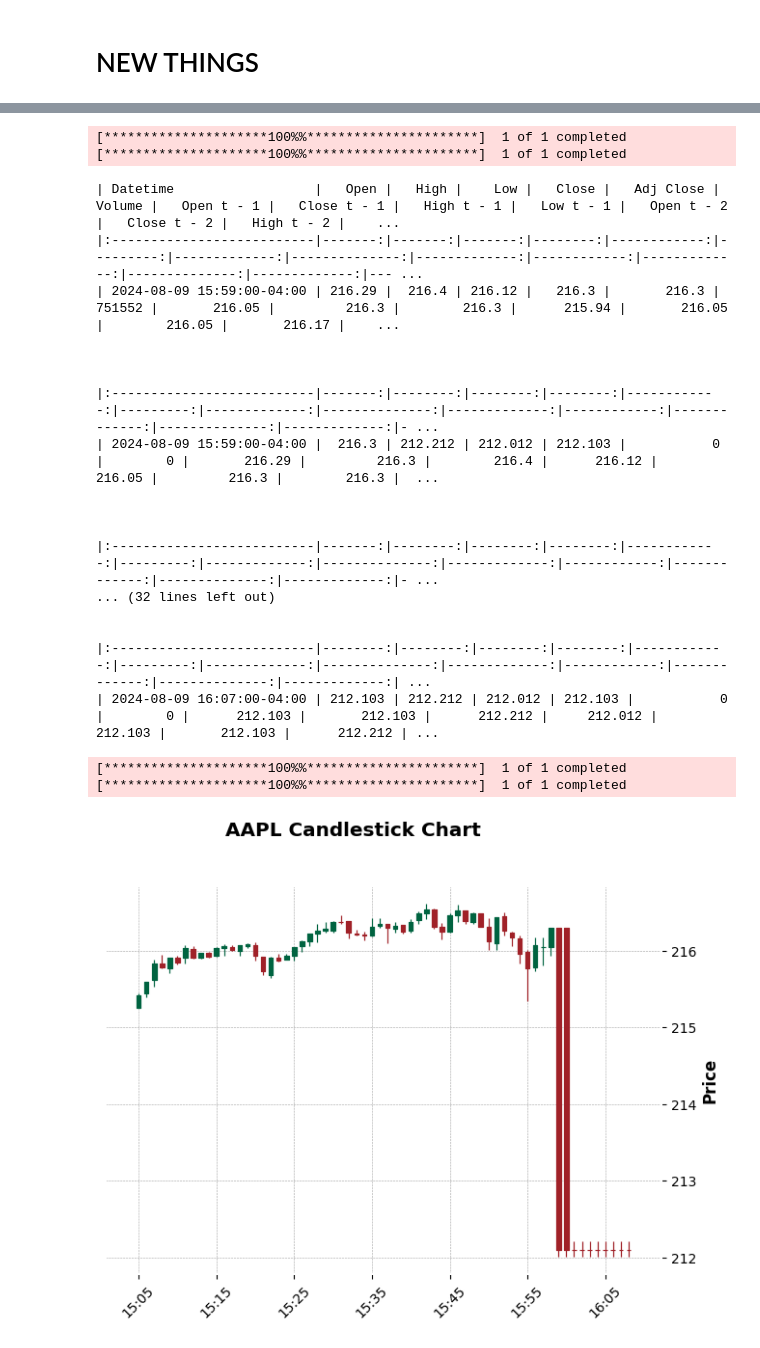
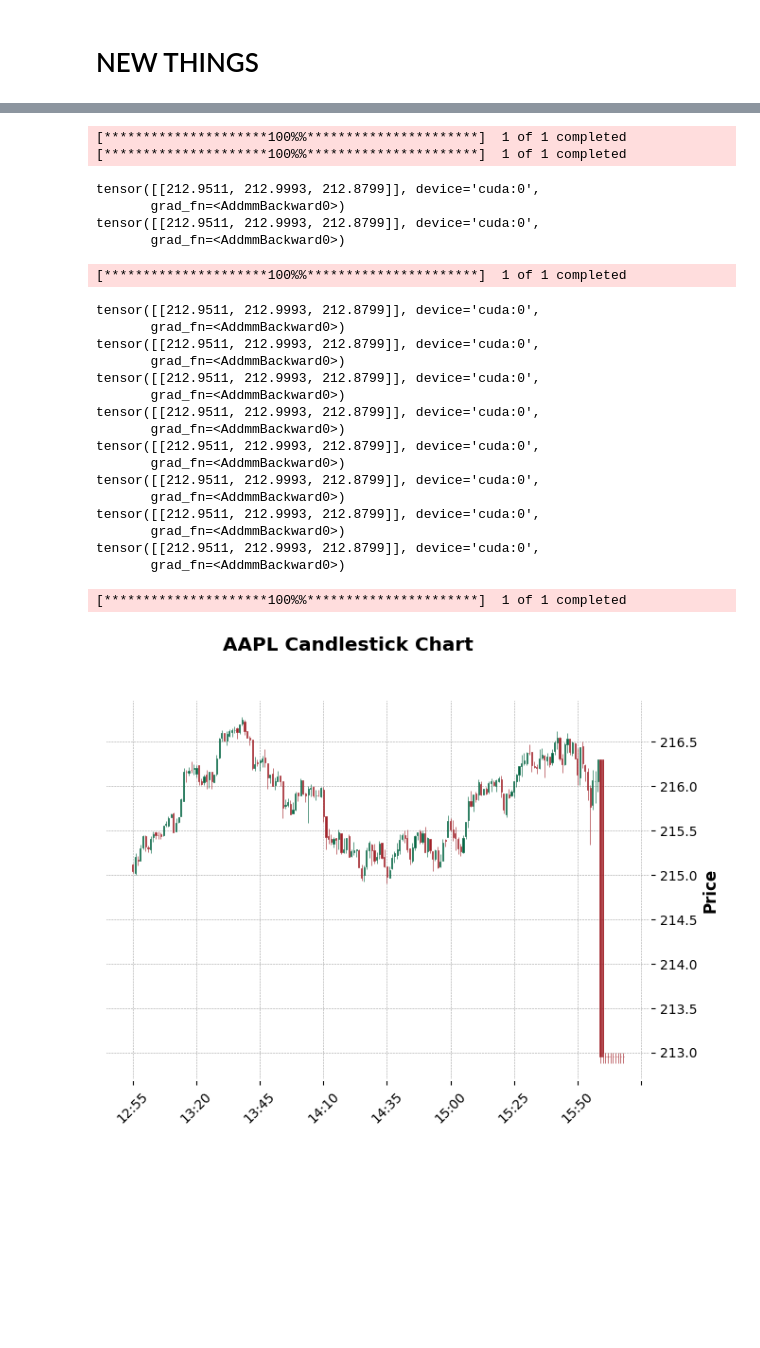
Before and after one commit to yohlimem/AI-Stonks, a Jupyter notebook: main.ipynb, the cells around one changed output, grey strips where cells are left out. Saved outputs shown, nothing was run; the diff lists cells and outputs as text; code cells hidden in the pictures; blank space fills up the shorter version.

```diff
--- a/main.ipynb
+++ b/main.ipynb
@@ -189,7 +189,7 @@ def prepare_data(stock_name, period="5d", interval="1m",back_time=5):
 
     return recent_data
 
-recent_data = prepare_data(stock_name,back_time=10,period="1d",interval="1m")
+recent_data = prepare_data(stock_name,back_time=10,period="5d",interval="1m")
 
 recent_data.head()
 # %% [output]
@@ -235,20 +235,13 @@ class LSTMPredictor(nn.Module):
             batch_first=True,
         )
     def forward(self, sequences):
-        lstm_out, _ = self.ltsm(sequences)
+        lstm_out, (hn, cn) = self.ltsm(sequences)
         return lstm_out
 
 model = nn.Sequential(
 
     LSTMPredictor(input_size=42, hidden_size=128, n_layers=10),
-    nn.Dropout(0.3),
-    nn.Linear(128, 128),
-    nn.ReLU(),
-    nn.Dropout(0.3),
-    nn.Linear(128, 64),
-    nn.ReLU(),
-    nn.Dropout(0.3),
-    nn.Linear(64, 3),
+    nn.Linear(128, 3),
 
 ).to(device)
 
@@ -256,8 +260,8 @@ model = nn.Sequential(
 # %%
-epochs = 1000
+epochs = 10000
 
 loss_fn = nn.MSELoss()
-optimizer = torch.optim.Adam(model.parameters(), lr=0.001)
+optimizer = torch.optim.Adam(model.parameters(), lr=0.01)
 
 for epoch in range(epochs):
     model.train()
@@ -347,11 +358,11 @@ for i in range(forcast):
     check_X_tensor = check_X_tensor.to(torch.float32).to(device)
     check_y_tensor = check_y_tensor.to(torch.float32).to(device)
 
-    print(check_data_last.to_markdown(), "\n\n\n")
+    # print(check_data_last.to_markdown(), "\n\n\n")
 
     answer = model(check_X_tensor)
 
-    # print(answer)
+    print(answer)
 
     answer = answer.detach().cpu().numpy()
 
@@ -384,50 +395,53 @@ for i in range(forcast):
 # sns.catplot(answer[0][:],label="Predicted")
 last_elements = [arr[0] for arr in answers]
 
 recent_data = prepare_data(stock_name, period="1d", interval="1m")
 # print("Converted index to datetime")
 
 answers_df = pd.concat(
     [
         pd.DataFrame(
             recent_data,
             columns=["Close", "High", "Low", "Open"],
         ),
         pd.DataFrame(
             answers, columns=["Close", "High", "Low", "Open"], index=date_range
         ),
     ]
-).iloc[330:]
+).iloc[200:]
 
 # print(answers_df.tail(100))
 
 mpf.plot(
     answers_df,
     type="candle",
     style="charles",
     title=f"{stock_name} Candlestick Chart",
     ylabel="Price",
 )
 # %% [output]
 [*********************100%%**********************]  1 of 1 completed
 [*********************100%%**********************]  1 of 1 completed
-| Datetime                  |   Open |   High |    Low |   Close |   Adj Close |   Volume |   Open t - 1 |   Close t - 1 |   High t - 1 |   Low t - 1 |   Open t - 2 |   Close t - 2 |   High t - 2 |    ...
-|:--------------------------|-------:|-------:|-------:|--------:|------------:|---------:|-------------:|--------------:|-------------:|------------:|-------------:|--------------:|-------------:|--- ...
-| 2024-08-09 15:59:00-04:00 | 216.29 |  216.4 | 216.12 |   216.3 |       216.3 |   751552 |       216.05 |         216.3 |        216.3 |      215.94 |       216.05 |        216.05 |       216.17 |    ...
-
-
-
-|:--------------------------|-------:|--------:|--------:|--------:|------------:|---------:|-------------:|--------------:|-------------:|------------:|-------------:|--------------:|-------------:|- ...
-| 2024-08-09 15:59:00-04:00 |  216.3 | 212.212 | 212.012 | 212.103 |           0 |        0 |       216.29 |         216.3 |        216.4 |      216.12 |       216.05 |         216.3 |        216.3 |  ...
-
-
-
-|:--------------------------|-------:|--------:|--------:|--------:|------------:|---------:|-------------:|--------------:|-------------:|------------:|-------------:|--------------:|-------------:|- ...
-... (32 lines left out)
-
-
-|:--------------------------|--------:|--------:|--------:|--------:|------------:|---------:|-------------:|--------------:|-------------:|------------:|-------------:|--------------:|-------------:| ...
-| 2024-08-09 16:07:00-04:00 | 212.103 | 212.212 | 212.012 | 212.103 |           0 |        0 |      212.103 |       212.103 |      212.212 |     212.012 |      212.103 |       212.103 |      212.212 | ...
+tensor([[212.9511, 212.9993, 212.8799]], device='cuda:0',
+       grad_fn=<AddmmBackward0>)
+tensor([[212.9511, 212.9993, 212.8799]], device='cuda:0',
+       grad_fn=<AddmmBackward0>)
 [*********************100%%**********************]  1 of 1 completed
-[*********************100%%**********************]  1 of 1 completed
+tensor([[212.9511, 212.9993, 212.8799]], device='cuda:0',
+       grad_fn=<AddmmBackward0>)
+tensor([[212.9511, 212.9993, 212.8799]], device='cuda:0',
+       grad_fn=<AddmmBackward0>)
+tensor([[212.9511, 212.9993, 212.8799]], device='cuda:0',
+       grad_fn=<AddmmBackward0>)
+tensor([[212.9511, 212.9993, 212.8799]], device='cuda:0',
+       grad_fn=<AddmmBackward0>)
+tensor([[212.9511, 212.9993, 212.8799]], device='cuda:0',
+       grad_fn=<AddmmBackward0>)
+tensor([[212.9511, 212.9993, 212.8799]], device='cuda:0',
+       grad_fn=<AddmmBackward0>)
+tensor([[212.9511, 212.9993, 212.8799]], device='cuda:0',
+       grad_fn=<AddmmBackward0>)
+tensor([[212.9511, 212.9993, 212.8799]], device='cuda:0',
+       grad_fn=<AddmmBackward0>)
+[*********************100%%**********************]  1 of 1 completed
-[figure, old version]
+[figure, new version]
```
Also changed, not shown: parts of 3 cells of this notebook, 2 other files.
